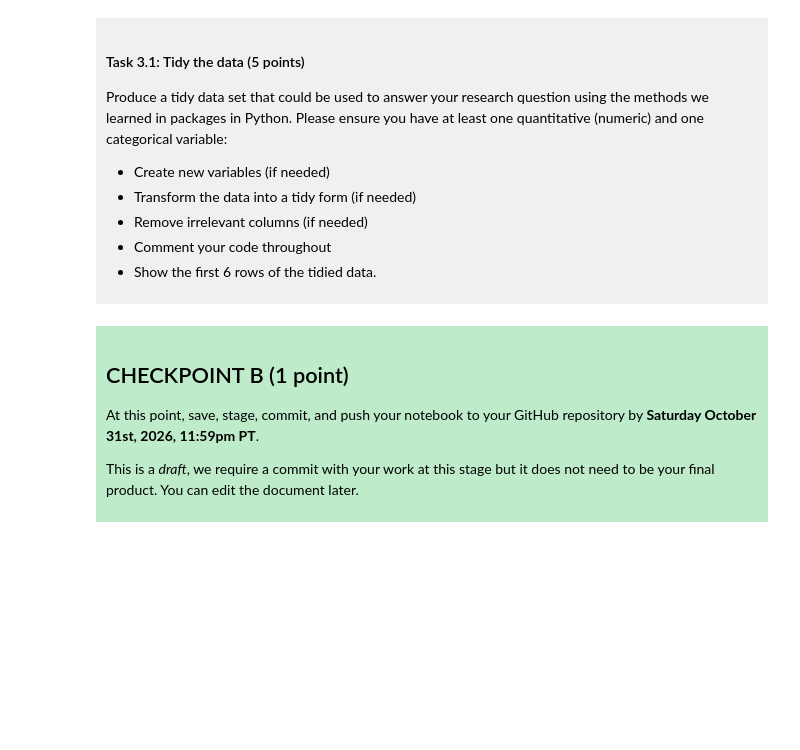
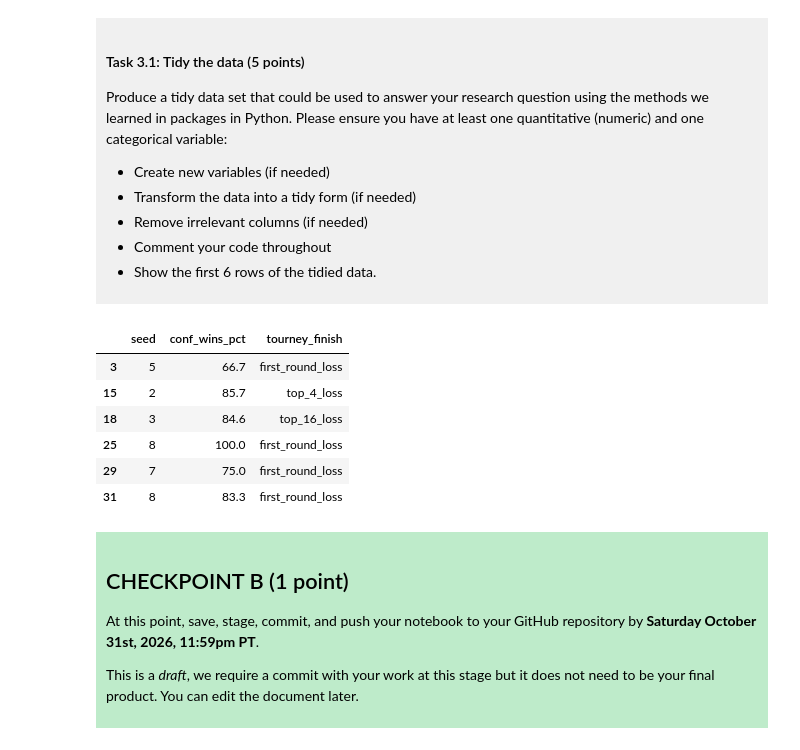
Before and after one commit to Lucasj-8/dsci-100-project-jianian, a Jupyter notebook: dsci-100-project-notebook.ipynb, the cells around one changed output. Saved outputs shown, nothing was run; the diff lists cells and outputs as text; code cells hidden in the pictures; blank space fills up the shorter version.

```diff
--- a/dsci-100-project-notebook.ipynb
+++ b/dsci-100-project-notebook.ipynb
@@ -187,7 +198,19 @@ Produce a tidy data set that could be used to answer your research question usin
 
 </div>
 # %%
-### EDIT THIS CODE CELL ###
+Data_tidy=data[
+    ["seed","conf_wins_pct","tourney_finish"]]# Keep the predictors and response needed for our research question
+Data_tidy=Data_tidy.dropna()# Remove rows with missing values in the selected columns
+Data_tidy=Data_tidy.head(6)# Show the first six rows of the tidied data
+Data_tidy
+# %% [output]
+|  | seed | conf_wins_pct | tourney_finish |
+| 3 | 5 | 66.7 | first_round_loss |
+| 15 | 2 | 85.7 | top_4_loss |
+| 18 | 3 | 84.6 | top_16_loss |
+| 25 | 8 | 100.0 | first_round_loss |
+| 29 | 7 | 75.0 | first_round_loss |
+| 31 | 8 | 83.3 | first_round_loss |
 # %% [markdown]
 <div style="background-color: #beebca; padding: 10px;">
 
```
Also changed, not shown: parts of 3 cells of this notebook.
